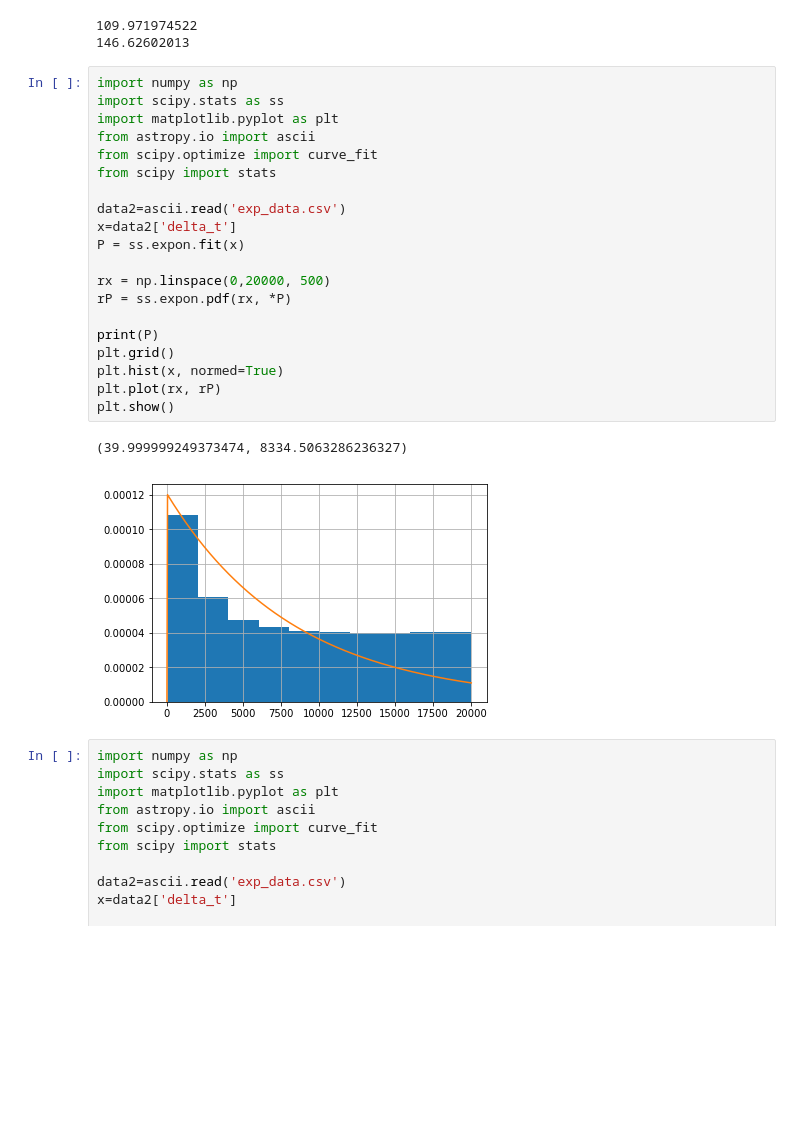
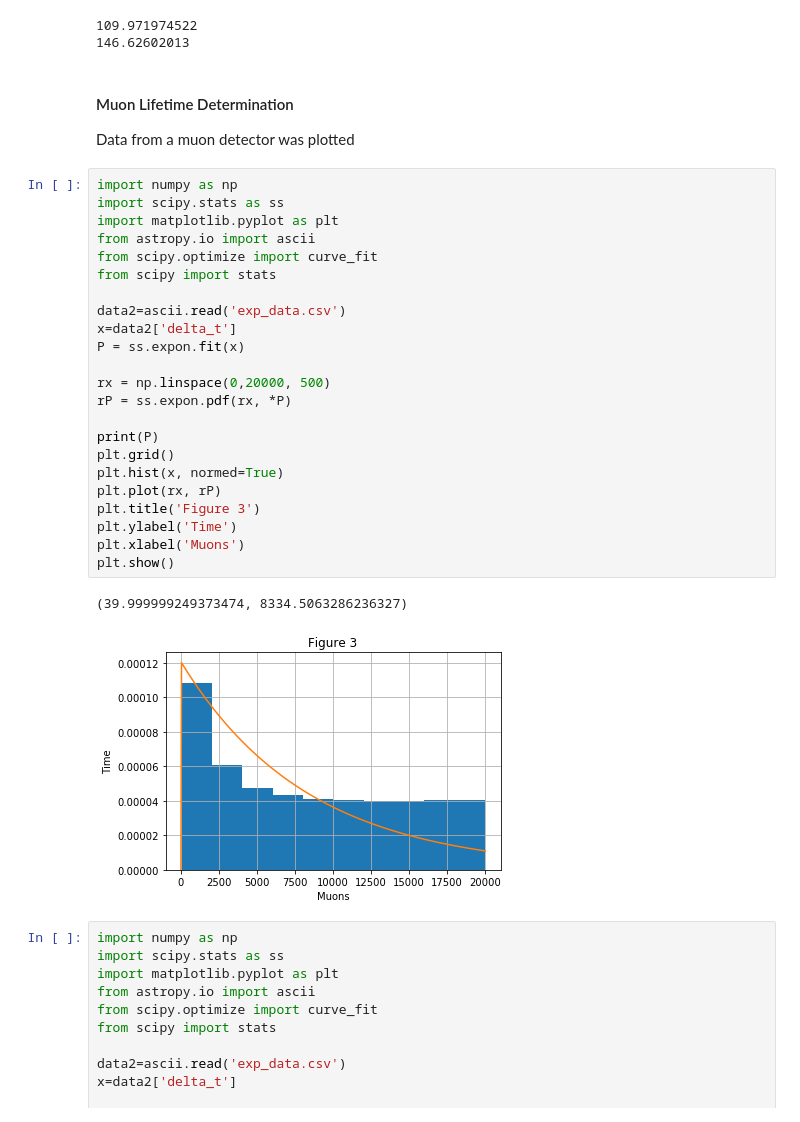
Before and after one commit to jsribaud/PHY363, a Jupyter notebook: lab04/lab04_ks.ipynb, the cells around one changed output. Saved outputs shown, nothing was run; the diff lists cells and outputs as text; blank space fills up the shorter version.

```diff
--- a/lab04/lab04_ks.ipynb
+++ b/lab04/lab04_ks.ipynb
@@ -61,29 +61,35 @@ print(mp)
 # %% [output]
 109.971974522
 146.62602013
+# %% [markdown]
+#### Muon Lifetime Determination
+Data from a muon detector was plotted
 # %%
 import numpy as np
 import scipy.stats as ss
 import matplotlib.pyplot as plt
 from astropy.io import ascii
 from scipy.optimize import curve_fit
 from scipy import stats
 
 data2=ascii.read('exp_data.csv')
 x=data2['delta_t']
 P = ss.expon.fit(x)
 
 rx = np.linspace(0,20000, 500)
 rP = ss.expon.pdf(rx, *P)
 
 print(P)
 plt.grid()
 plt.hist(x, normed=True)
 plt.plot(rx, rP)
+plt.title('Figure 3')
+plt.ylabel('Time')
+plt.xlabel('Muons')
 plt.show()
 # %% [output]
 (39.999999249373474, 8334.5063286236327)
-[figure, old version]
+[figure, new version]
 # %%
 import numpy as np
 import scipy.stats as ss
```
Also changed, not shown: parts of 3 cells of this notebook.
